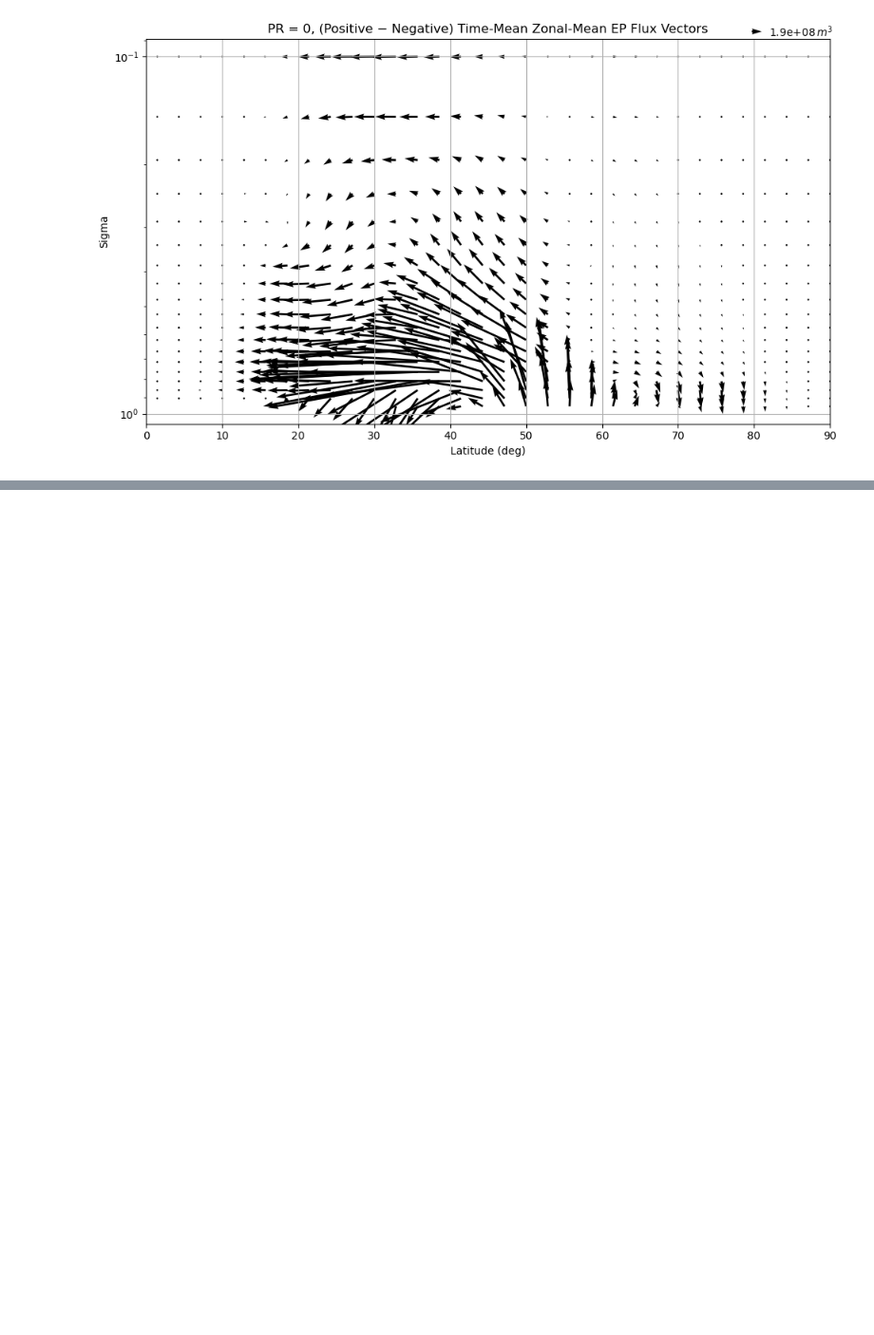
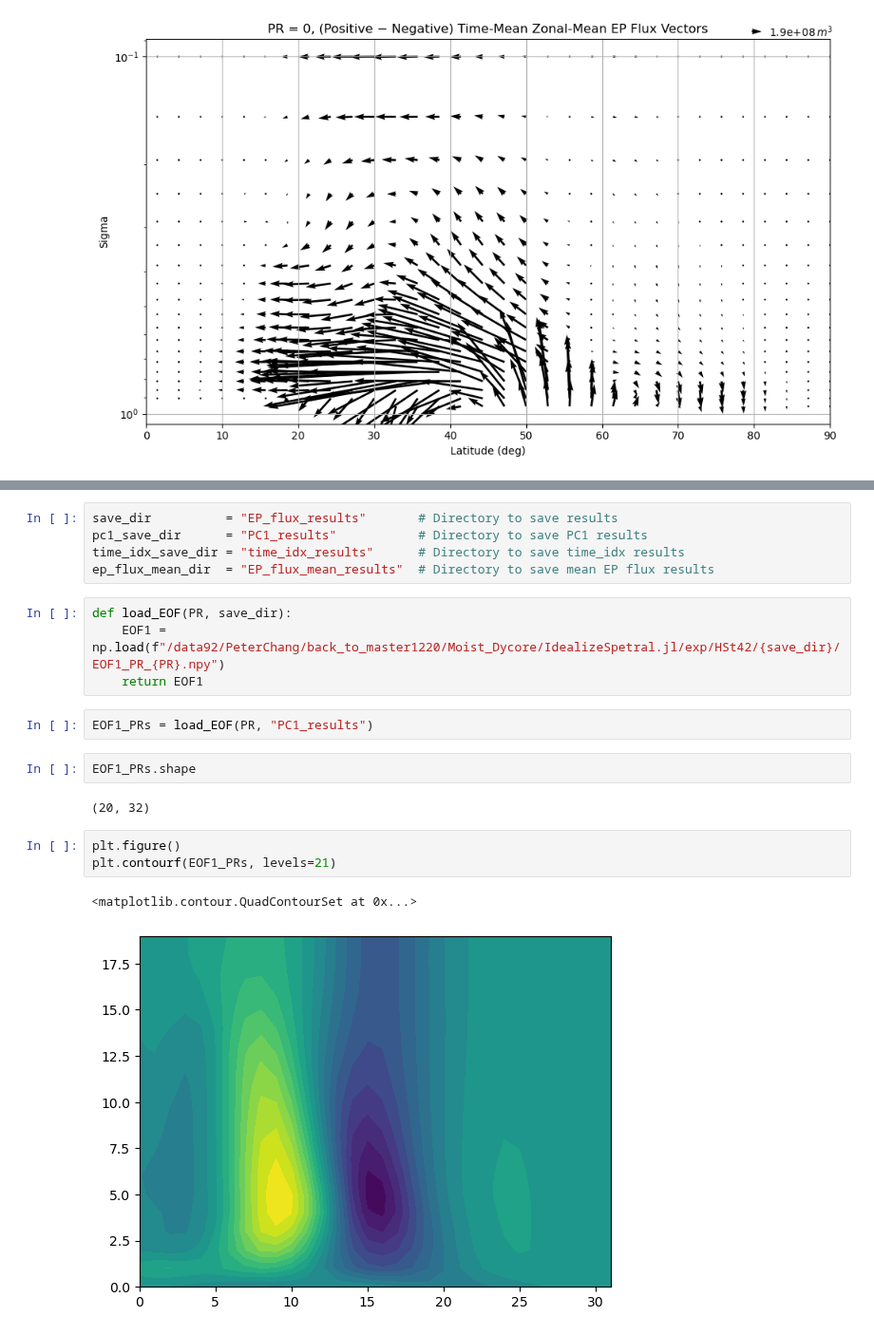
Before and after one commit to PeterChang1023/Moist_Dycore, a Jupyter notebook: EPflux/EP_flux_from_kai.ipynb, the cells around one changed output, grey strips where cells are left out. Shown at 95% size. Drawn from its saved outputs; the diff is of its cells as text; blank space fills up the shorter version.

Commit message:
add EOF1 on EP flux

```diff
--- a/EPflux/EP_flux_from_kai.ipynb
+++ b/EPflux/EP_flux_from_kai.ipynb
@@ -378,0 +386,21 @@ fig3, ax3 = plot_EP_flux_panel(
+# %%
+save_dir          = "EP_flux_results"       # Directory to save results
+pc1_save_dir      = "PC1_results"           # Directory to save PC1 results
+time_idx_save_dir = "time_idx_results"      # Directory to save time_idx results
+ep_flux_mean_dir  = "EP_flux_mean_results"  # Directory to save mean EP flux results
+# %%
+def load_EOF(PR, save_dir):
+    EOF1 = np.load(f"/data92/PeterChang/back_to_master1220/Moist_Dycore/IdealizeSpetral.jl/exp/HSt42/{save_dir}/EOF1_PR_{PR}.npy")
+    return EOF1
+# %%
+EOF1_PRs = load_EOF(PR, "PC1_results")
+# %%
+EOF1_PRs.shape
+# %% [output]
+(20, 32)
+# %%
+plt.figure()
+plt.contourf(EOF1_PRs, levels=21)
+# %% [output]
+<matplotlib.contour.QuadContourSet at 0x...>
+[figure, added]
```
Also changed, not shown: parts of 1 cell of this notebook.
